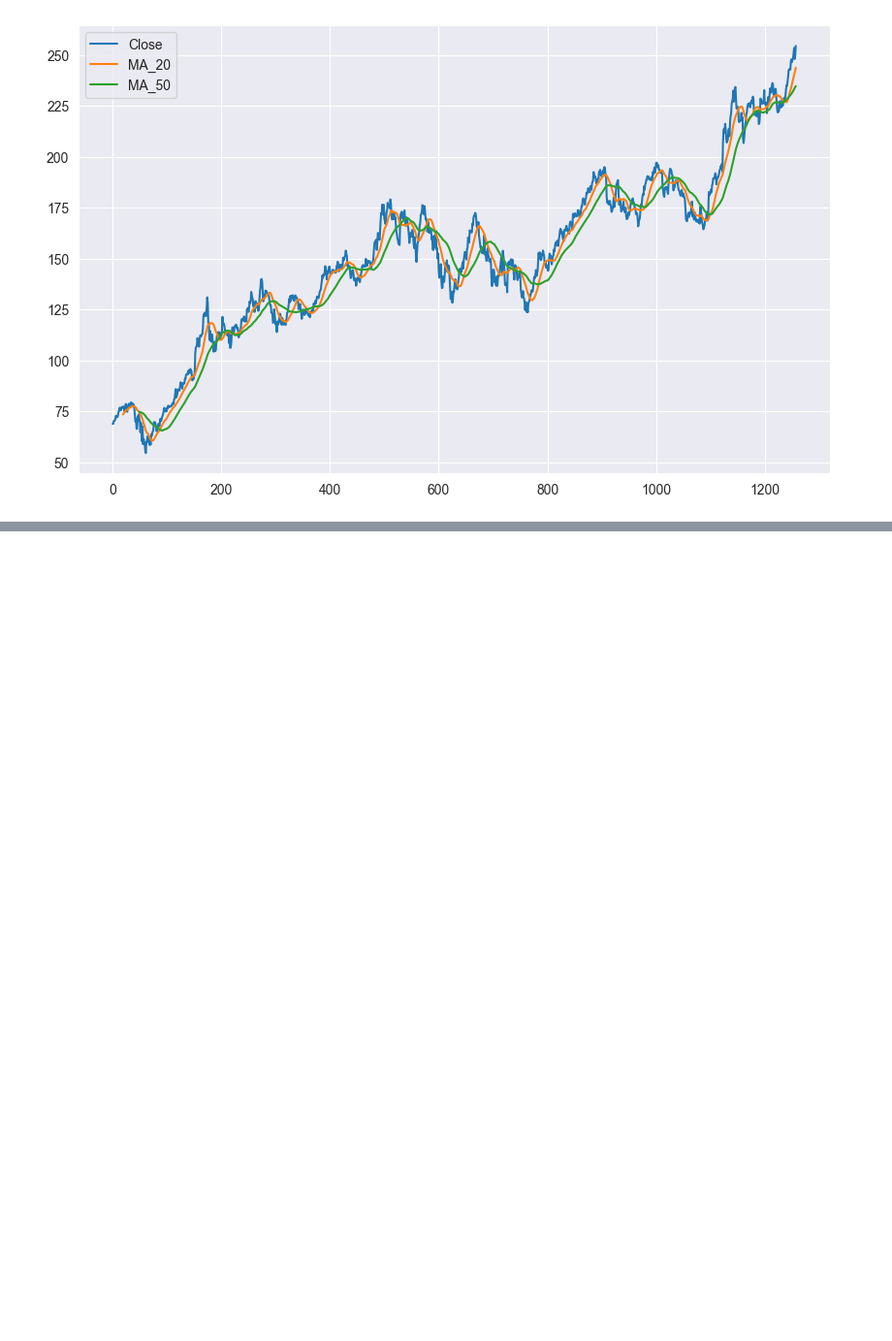
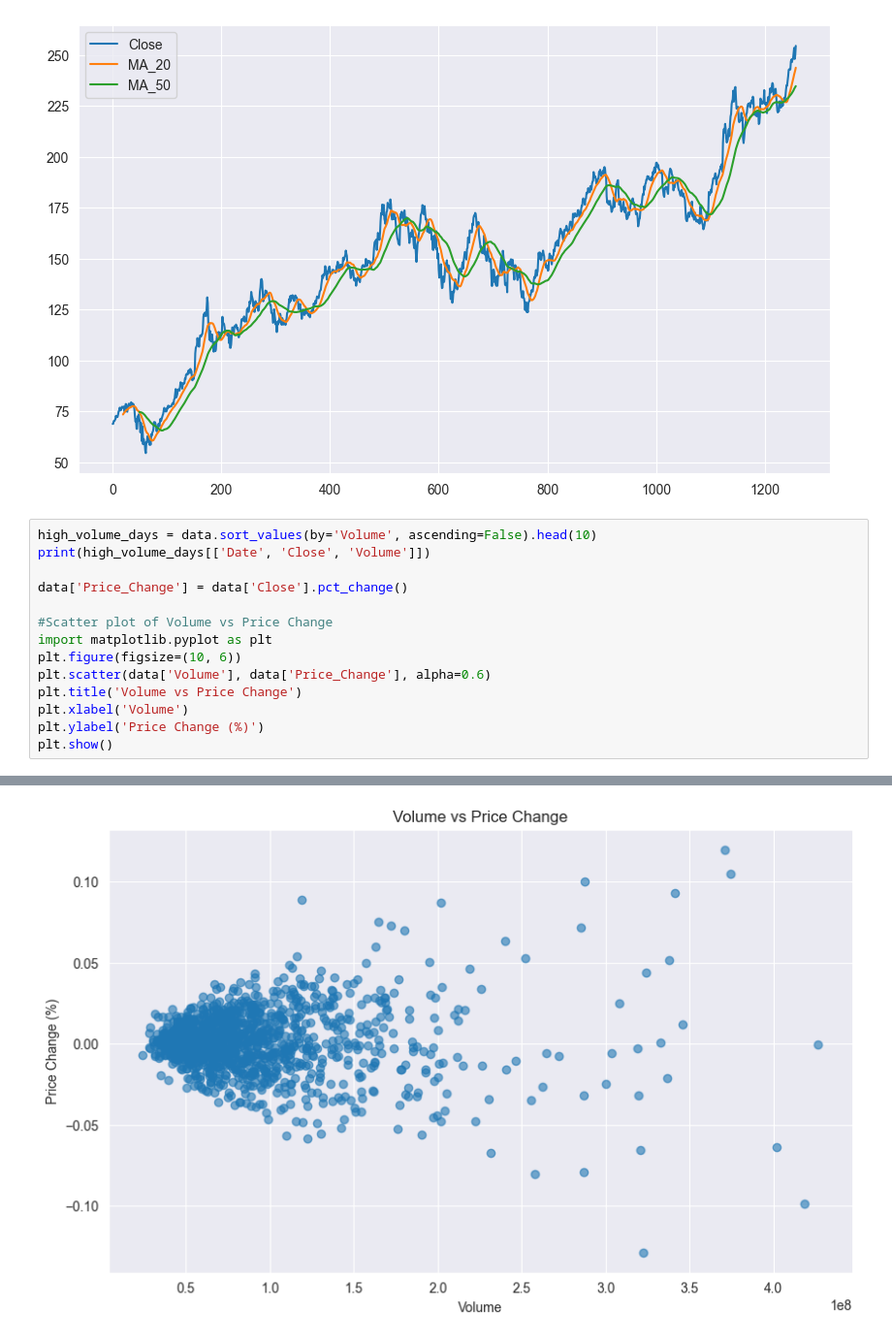
Before and after one commit to evanpoulson/Predictive-Analytics-Pipeline, a Jupyter notebook: notebooks/eda.ipynb, the cells around one changed output, grey strips where cells are left out. Shown at 97% size. Saved outputs shown, nothing was run; the diff lists cells and outputs as text; blank space fills up the shorter version.

```diff
--- a/notebooks/eda.ipynb
+++ b/notebooks/eda.ipynb
@@ -111,3 +111,18 @@ data[['Close', 'MA_20', 'MA_50']].plot(figsize=(10, 6))
 # %% [output]
 <Axes: >
 [figure]
+# %%
+high_volume_days = data.sort_values(by='Volume', ascending=False).head(10)
+print(high_volume_days[['Date', 'Close', 'Volume']])
+
+data['Price_Change'] = data['Close'].pct_change()
+
+#Scatter plot of Volume vs Price Change
+import matplotlib.pyplot as plt
+plt.figure(figsize=(10, 6))
+plt.scatter(data['Volume'], data['Price_Change'], alpha=0.6)
+plt.title('Volume vs Price Change')
+plt.xlabel('Volume')
+plt.ylabel('Price Change (%)')
+plt.show()
+# %% [output]
@@ -113,0 +140 @@ data[['Close', 'MA_20', 'MA_50']].plot(figsize=(10, 6))
+[figure, added]
```
Also changed, not shown: parts of 2 cells of this notebook.
